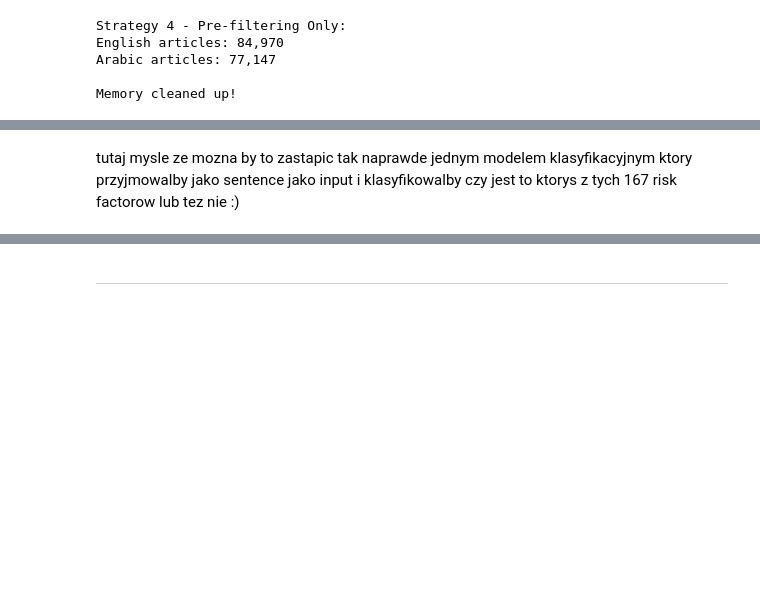
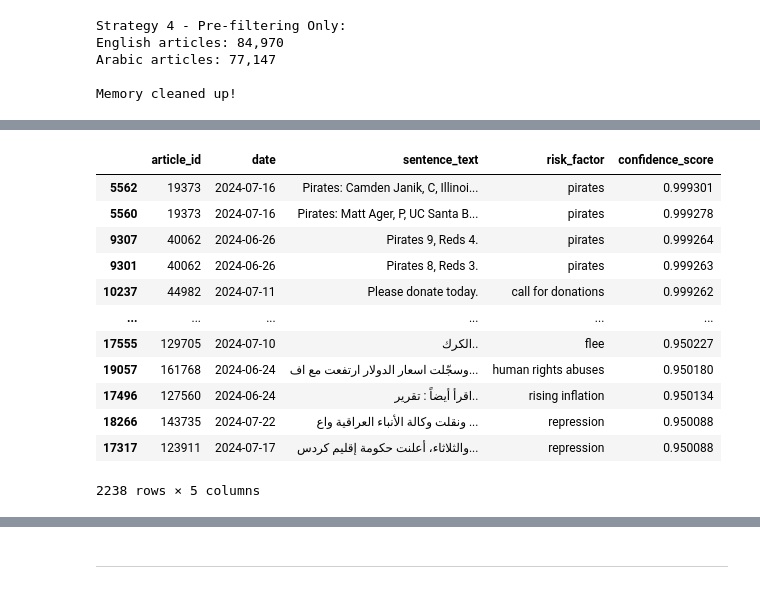
Before and after one commit to AdamPrzychodni/food-crisis-early-warning-system-research, a Jupyter notebook: notebooks/solution_adam_przychodni.ipynb, the cells around one changed output, grey strips where cells are left out. Saved outputs shown, nothing was run; the diff lists cells and outputs as text; code cells hidden in the pictures; blank space fills up the shorter version.

```diff
--- a/notebooks/solution_adam_przychodni.ipynb
+++ b/notebooks/solution_adam_przychodni.ipynb
@@ -1375,9 +1351,9 @@ df_risk_mentions_full = run_risk_extraction_pipeline(
     data_dir='../data',
     use_sample=False,  # Set this to False to process all data
     # The 'sample_size' parameter will be ignored now
-    sentence_similarity_threshold=0.55,
-    classifier_confidence_threshold=0.90,
-    classifier_batch_size=1024 # You might increase this if you have a powerful GPU
+    sentence_similarity_threshold=0.7,
+    classifier_confidence_threshold=0.95,
+    classifier_batch_size=512 # You might increase this if you have a powerful GPU
 )
 
 # Display a few results from the full run
@@ -1411,2 +1409,16 @@ OutOfMemoryError: CUDA out of memory. Tried to allocate 3.00 GiB. GPU 0 has a to
-# %% [markdown]
-tutaj mysle ze mozna by to zastapic tak naprawde jednym modelem klasyfikacyjnym ktory przyjmowalby jako sentence jako input i klasyfikowalby czy jest to ktorys z tych 167 risk factorow lub tez nie :)
+# %%
+df_risk_mentions_full
+# %% [output]
+|  | article_id | date | sentence_text | risk_factor | confidence_score |
+| 5562 | 19373 | 2024-07-16 | Pirates: Camden Janik, C, Illinoi... | pirates | 0.999301 |
+| 5560 | 19373 | 2024-07-16 | Pirates: Matt Ager, P, UC Santa B... | pirates | 0.999278 |
+| 9307 | 40062 | 2024-06-26 | Pirates 9, Reds 4. | pirates | 0.999264 |
+| 9301 | 40062 | 2024-06-26 | Pirates 8, Reds 3. | pirates | 0.999263 |
+| 10237 | 44982 | 2024-07-11 | Please donate today. | call for donations | 0.999262 |
+| ... | ... | ... | ... | ... | ... |
+| 17555 | 129705 | 2024-07-10 | الكرك.. | flee | 0.950227 |
+| 19057 | 161768 | 2024-06-24 | وسجّلت اسعار الدولار ارتفعت مع اف... | human rights abuses | 0.950180 |
+| 17496 | 127560 | 2024-06-24 | اقرأ أيضاً : تقرير.. | rising inflation | 0.950134 |
+| 18266 | 143735 | 2024-07-22 | ونقلت وكالة الأنباء العراقية واع ... | repression | 0.950088 |
+| 17317 | 123911 | 2024-07-17 | والثلاثاء، أعلنت حكومة إقليم كردس... | repression | 0.950088 |
+2238 rows × 5 columns
```
Also changed, not shown: parts of 8 cells of this notebook.
